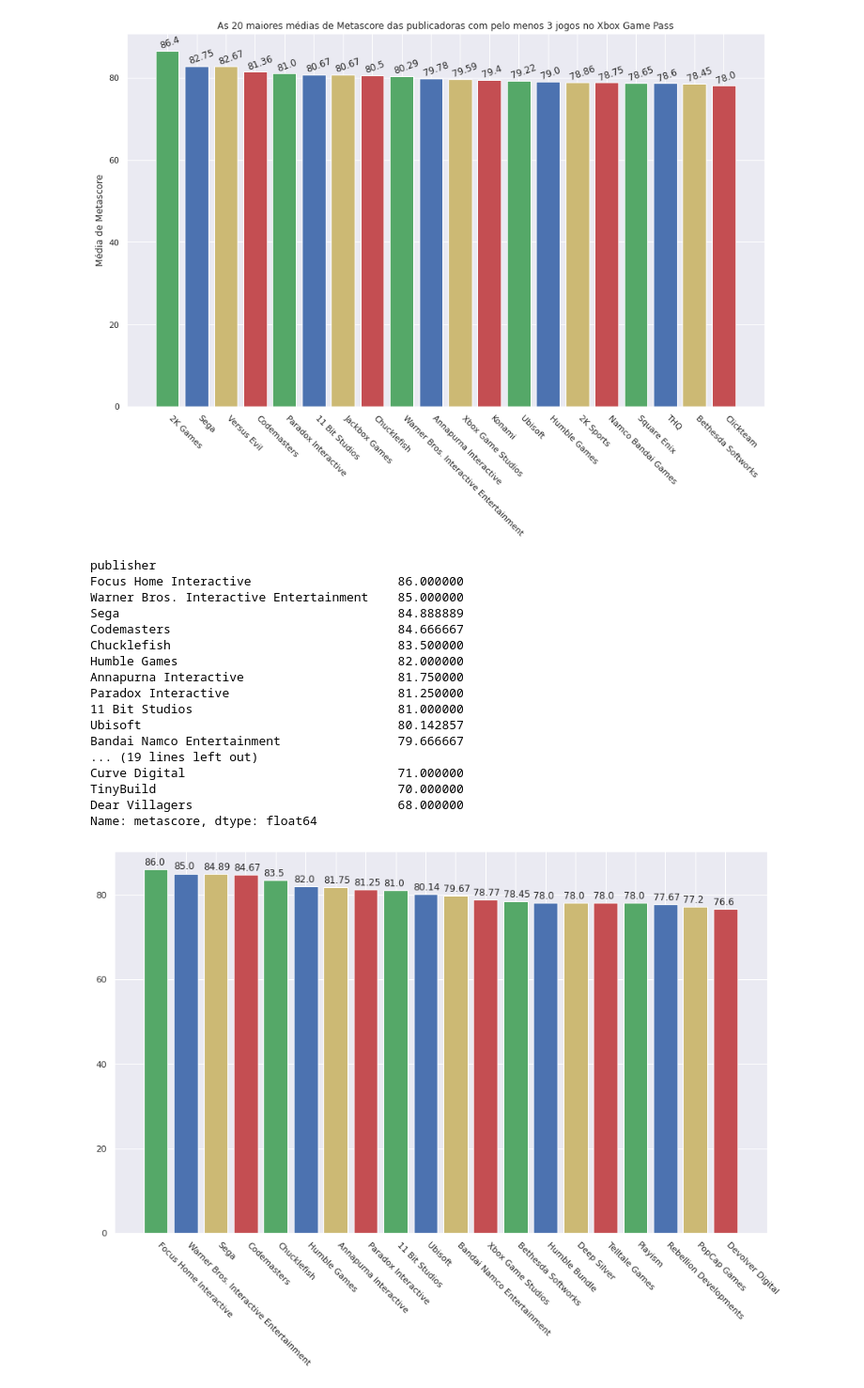
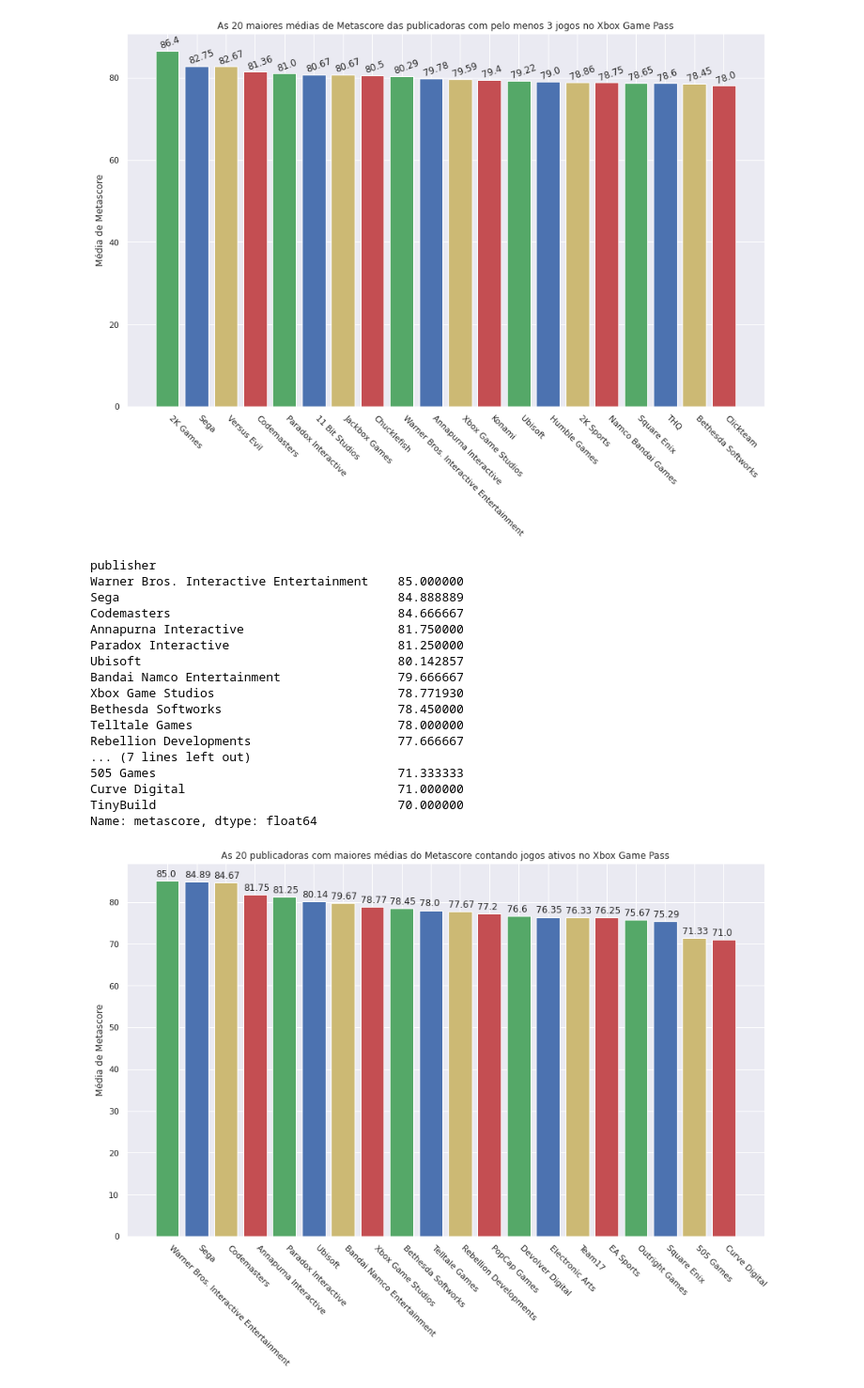
Before and after one commit to DamodaraBarbosa/xbox_game_pass_analisys, a Jupyter notebook: Publishers_Analisys_Xbox_Game_Pass.ipynb, the cells around one changed output. Shown at 94% size. Drawn from its saved outputs; the diff is of its cells as text; code cells hidden in the pictures.

```diff
--- a/Publishers_Analisys_Xbox_Game_Pass.ipynb
+++ b/Publishers_Analisys_Xbox_Game_Pass.ipynb
@@ -368,0 +518,9 @@ plt.show()
+# %%
+bars = plt.bar(rating_per_publisher.keys()[:20], rating_per_publisher.values[:20], color= ['g', 'b', 'y', 'r'])
+
+for bar in bars:
+  value = bar.get_height()
+  plt.text(bar.get_x(), value, round(value, 2))
+
+plt.xticks(rotation= '-45', ha= 'left')
+plt.show()
@@ -368,0 +529,5 @@ plt.show()
+# %%
+rating_per_publisher_active_games = data_gamepass.query('status == "Active" and publisher in @publisher_with_at_least_3_active_games'
+                                                        ).groupby('publisher')['rating'].mean()
+rating_per_publisher_active_games = rating_per_publisher_active_games.sort_values(ascending= False)
+rating_per_publisher_active_games
@@ -368,0 +552,9 @@ plt.show()
+# %%
+bars = plt.bar(rating_per_publisher_active_games.keys()[:20], rating_per_publisher_active_games.values[:20], color= ['g', 'b', 'y', 'r'])
+
+for bar in bars:
+  value = bar.get_height()
+  plt.text(bar.get_x(), value, round(value, 2))
+
+plt.xticks(rotation= '-45', ha= 'left')
+plt.show()
@@ -407,36 +601,43 @@ plt.show()
 # %% [output]
 [figure]
 # %%
-publisher_mean_metascore_active_games = data_gamepass_copy.query('publisher in @publisher_with_at_least_3_games and status == "Active"'
+# instancia-se variável com a média do metascore dos jogos ativos para cada publisher com pelo menos 3 jogos ativos no Xbox Game Pass:
+
+publisher_mean_metascore_active_games = data_gamepass_copy.query('publisher in @publisher_with_at_least_3_active_games and status == "Active"'
                                                                 ).groupby('publisher')['metascore'].mean()
 publisher_mean_metascore_active_games = publisher_mean_metascore_active_games.sort_values(ascending= False)
 publisher_mean_metascore_active_games
 # %% [output]
 publisher
-Focus Home Interactive                    86.000000
 Warner Bros. Interactive Entertainment    85.000000
 Sega                                      84.888889
 Codemasters                               84.666667
-Chucklefish                               83.500000
-Humble Games                              82.000000
 Annapurna Interactive                     81.750000
 Paradox Interactive                       81.250000
-11 Bit Studios                            81.000000
 Ubisoft                                   80.142857
 Bandai Namco Entertainment                79.666667
-... (19 lines left out)
+Xbox Game Studios                         78.771930
+Bethesda Softworks                        78.450000
+Telltale Games                            78.000000
+Rebellion Developments                    77.666667
+... (7 lines left out)
+505 Games                                 71.333333
 Curve Digital                             71.000000
 TinyBuild                                 70.000000
-Dear Villagers                            68.000000
 Name: metascore, dtype: float64
 # %%
+# gráfico com as 20 publishers, com pelo menos 3 jogos ativos no Xbox Game Pass, com maiores médias
+# no Metascore
+
 bars = plt.bar(publisher_mean_metascore_active_games.keys()[:20], publisher_mean_metascore_active_games.values[:20], color= ['g', 'b', 'y', 'r'])
 
 for bar in bars:
   value = bar.get_height()
   plt.text(bar.get_x(), value + 1, round(value, 2))
 
+plt.title('As 20 publicadoras com maiores médias do Metascore contando jogos ativos no Xbox Game Pass')
 plt.xticks(rotation= '-45', ha= 'left')
+plt.ylabel('Média de Metascore')
 plt.show()
 # %% [output]
-[figure, old version]
+[figure, new version]
```
Also changed, not shown: parts of 24 cells of this notebook.
